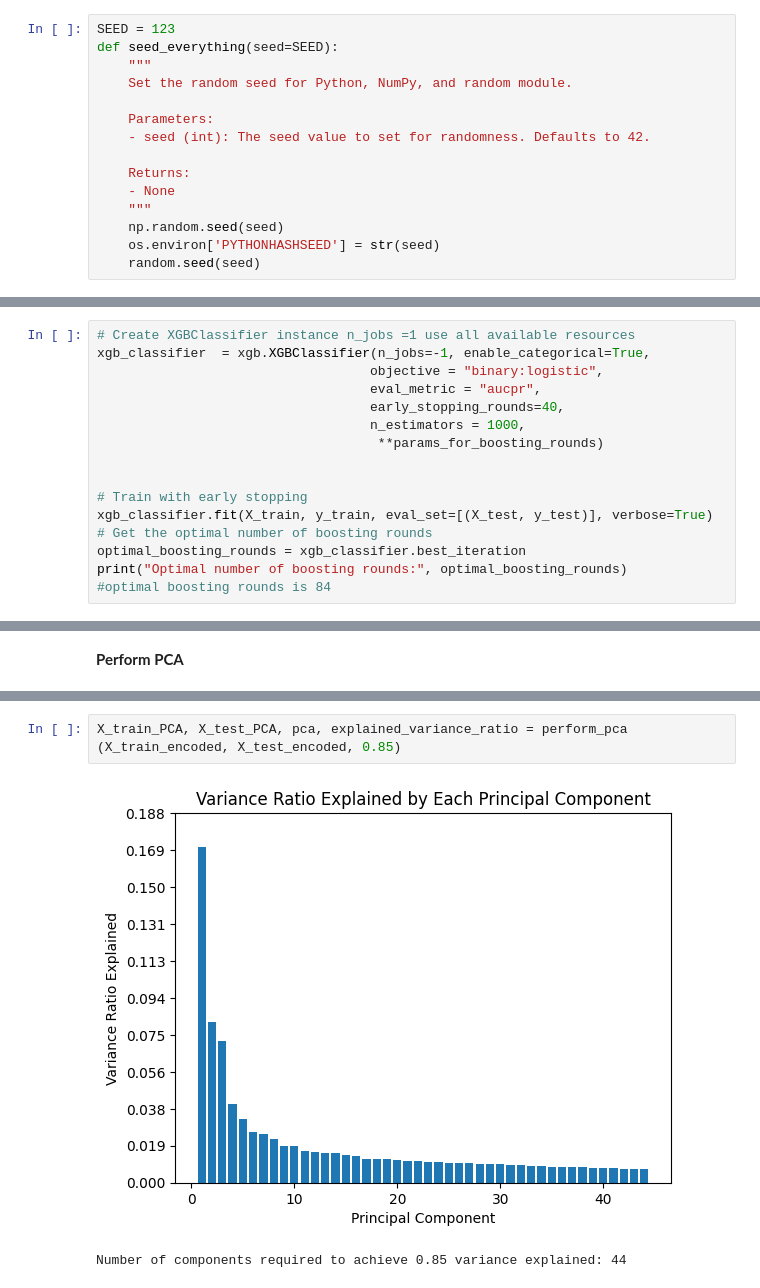
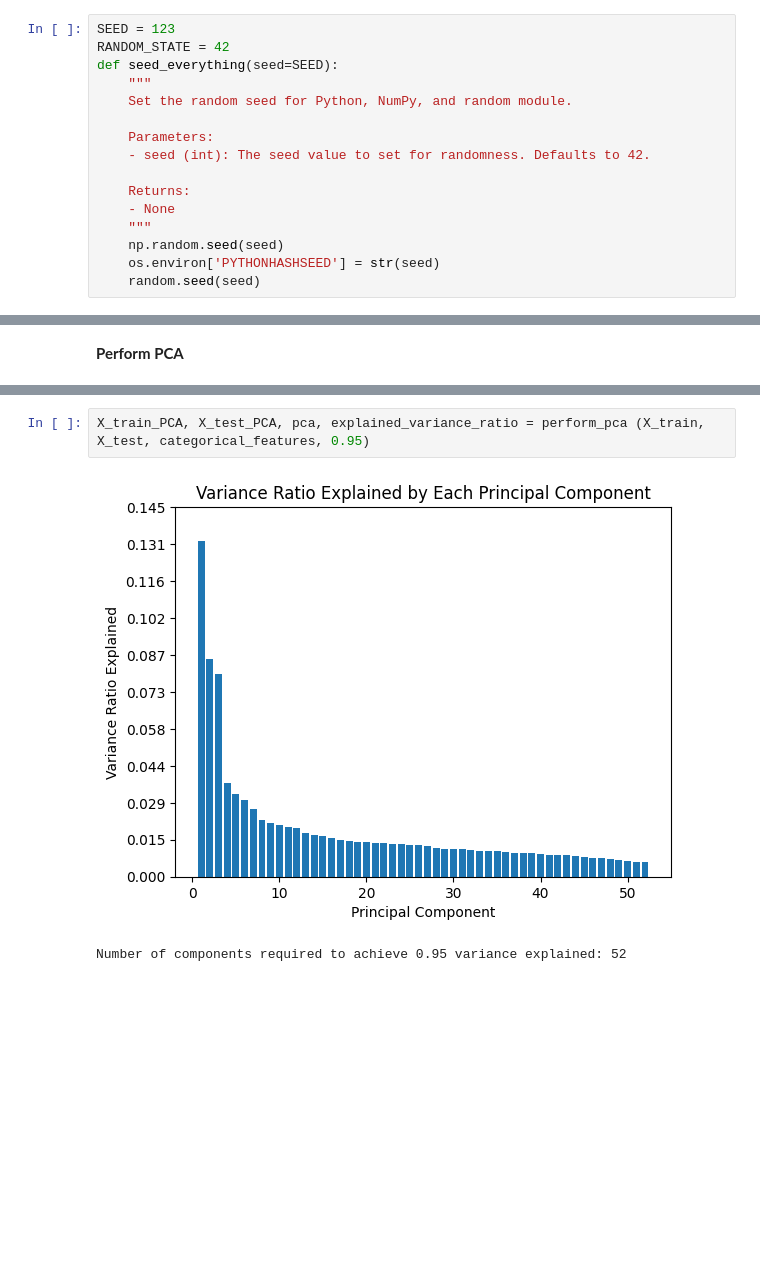
Before and after one commit to estherguiuhernandez/UCI_prediction_final_project, a Jupyter notebook: XgBoost.ipynb, the cells around one changed output, grey strips where cells are left out. Drawn from its saved outputs; the diff is of its cells as text; blank space fills up the shorter version.

```diff
--- a/XgBoost.ipynb
+++ b/XgBoost.ipynb
@@ -26,5 +29,6 @@ from sklearn.metrics import confusion_matrix
 # %%
 SEED = 123
+RANDOM_STATE = 42
 def seed_everything(seed=SEED):
     """
     Set the random seed for Python, NumPy, and random module.
@@ -541,16 +653,0 @@ y_test shape: (1600,)
-# %%
-# Create XGBClassifier instance n_jobs =1 use all available resources
-xgb_classifier  = xgb.XGBClassifier(n_jobs=-1, enable_categorical=True,
-                                   objective = "binary:logistic",
-                                   eval_metric = "aucpr",
-                                   early_stopping_rounds=40,
-                                   n_estimators = 1000,
-                                    **params_for_boosting_rounds)
-
-
-# Train with early stopping
-xgb_classifier.fit(X_train, y_train, eval_set=[(X_test, y_test)], verbose=True)
-# Get the optimal number of boosting rounds
-optimal_boosting_rounds = xgb_classifier.best_iteration
-print("Optimal number of boosting rounds:", optimal_boosting_rounds)
-#optimal boosting rounds is 84
@@ -656,6 +678,6 @@ X_test_encoded = one_hot_encode_categorical(X_test, categorical_features)
 # %%
-X_train_PCA, X_test_PCA, pca, explained_variance_ratio = perform_pca (X_train_encoded, X_test_encoded, 0.85)
+X_train_PCA, X_test_PCA, pca, explained_variance_ratio = perform_pca (X_train, X_test, categorical_features, 0.95)
 # %% [output]
-[figure, old version]
+[figure, new version]
-Number of components required to achieve 0.85 variance explained: 44
+Number of components required to achieve 0.95 variance explained: 52
 # %%
```
Also changed, not shown: parts of 65 cells of this notebook, 1 other file.
